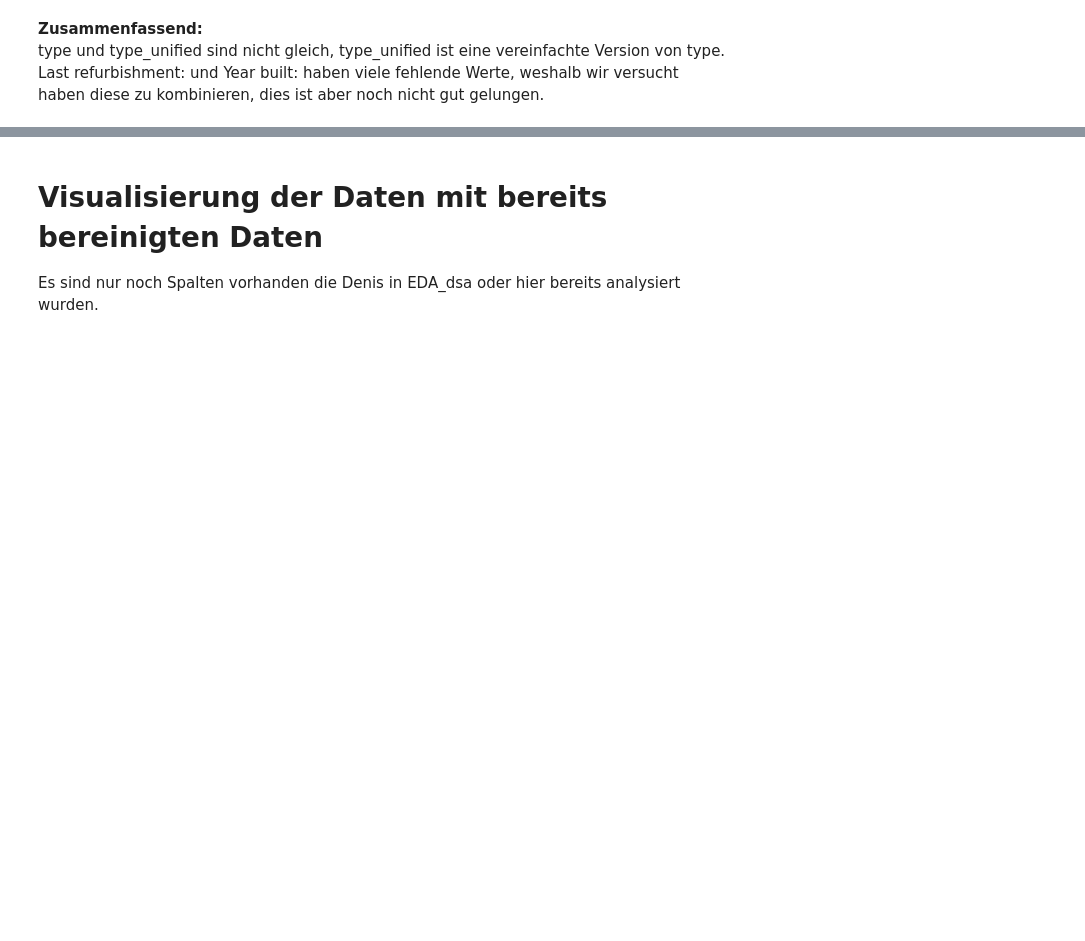
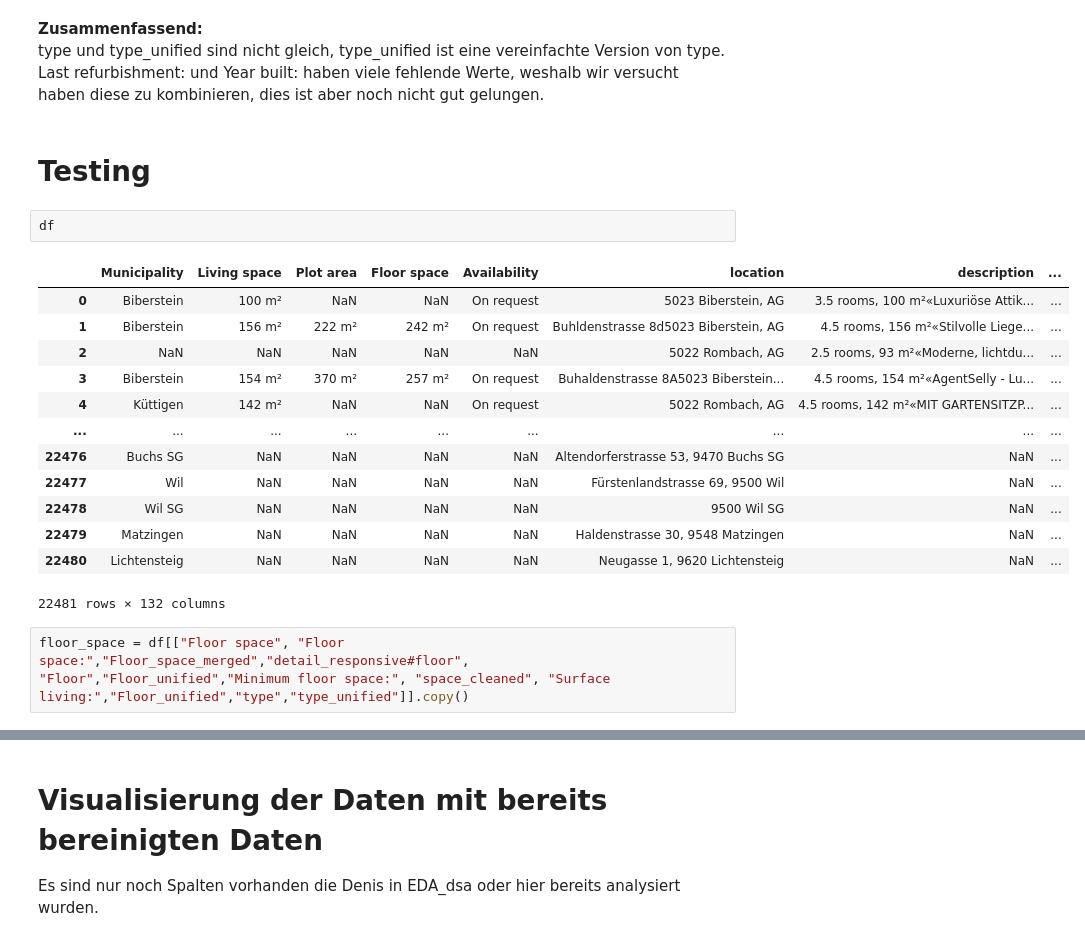
Before and after one commit to staldenhoefler/immo_challenge, a Jupyter notebook: notebooks/EDA.ipynb, the cells around one changed output, grey strips where cells are left out. Cells and saved outputs as stored; diff of their text form; blank space fills up the shorter version.

```diff
--- a/notebooks/EDA.ipynb
+++ b/notebooks/EDA.ipynb
@@ -565,3 +565,23 @@ Wir konnten rund 5000 Werte imputieren. Leider fehlen noch immer 15216 Werte. <b
 **Zusammenfassend:** <br>
 type und type_unified sind nicht gleich, type_unified ist eine vereinfachte Version von type. <br>
 Last refurbishment: und Year built: haben viele fehlende Werte, weshalb wir versucht haben diese zu kombinieren, dies ist aber noch nicht gut gelungen. <br>
+# %% [markdown]
+# Testing
+# %%
+df
+# %% [output]
+|  | Municipality | Living space | Plot area | Floor space | Availability | location | description | ... |
+| 0 | Biberstein | 100 m² | NaN | NaN | On request | 5023 Biberstein, AG | 3.5 rooms, 100 m²«Luxuriöse Attik... | ... |
+| 1 | Biberstein | 156 m² | 222 m² | 242 m² | On request | Buhldenstrasse 8d5023 Biberstein, AG | 4.5 rooms, 156 m²«Stilvolle Liege... | ... |
+| 2 | NaN | NaN | NaN | NaN | NaN | 5022 Rombach, AG | 2.5 rooms, 93 m²«Moderne, lichtdu... | ... |
+| 3 | Biberstein | 154 m² | 370 m² | 257 m² | On request | Buhaldenstrasse 8A5023 Biberstein... | 4.5 rooms, 154 m²«AgentSelly - Lu... | ... |
+| 4 | Küttigen | 142 m² | NaN | NaN | On request | 5022 Rombach, AG | 4.5 rooms, 142 m²«MIT GARTENSITZP... | ... |
+| ... | ... | ... | ... | ... | ... | ... | ... | ... |
+| 22476 | Buchs SG | NaN | NaN | NaN | NaN | Altendorferstrasse 53, 9470 Buchs SG | NaN | ... |
+| 22477 | Wil | NaN | NaN | NaN | NaN | Fürstenlandstrasse 69, 9500 Wil | NaN | ... |
+| 22478 | Wil SG | NaN | NaN | NaN | NaN | 9500 Wil SG | NaN | ... |
+| 22479 | Matzingen | NaN | NaN | NaN | NaN | Haldenstrasse 30, 9548 Matzingen | NaN | ... |
+| 22480 | Lichtensteig | NaN | NaN | NaN | NaN | Neugasse 1, 9620 Lichtensteig | NaN | ... |
+22481 rows × 132 columns
+# %%
+floor_space = df[["Floor space", "Floor space:","Floor_space_merged","detail_responsive#floor", "Floor","Floor_unified","Minimum floor space:", "space_cleaned", "Surface living:","Floor_unified","type","type_unified"]].copy()
```
Also changed, not shown: parts of 19 cells of this notebook.
